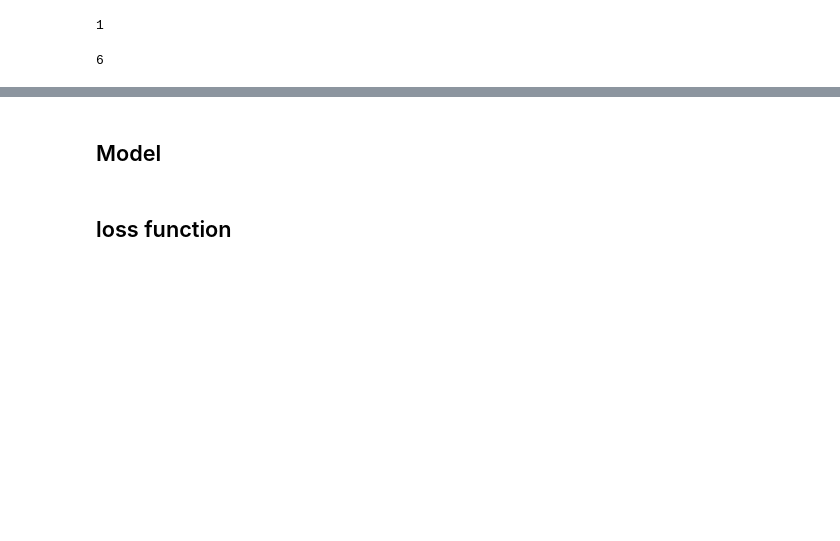
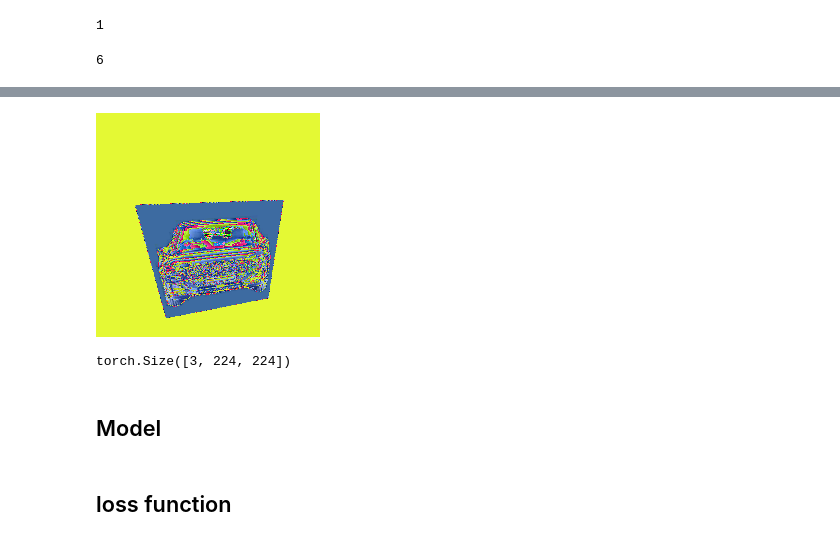
Before and after one commit to hmd101/deepCars, a Jupyter notebook: src/training.ipynb, the cells around one changed output, grey strips where cells are left out. Drawn from its saved outputs; the diff is of its cells as text; code cells hidden in the pictures; blank space fills up the shorter version.

Commit message:
torch dataset construction and messing with transformations

```diff
--- a/src/training.ipynb
+++ b/src/training.ipynb
@@ -237,0 +239,40 @@ bodytype2label_fn("Car Derived Van")
+# %%
+# resize images to 224x224 (imageNet size)
+# normalize image:
+# mean =[0.485, 0.456, 0.406] and std = [0.229, 0.224, 0.225] (ImgNet mean and std)
+#optional: randomResizedCrop, etc.
+
+# Data agumentation and normalization for training
+
+data_transforms = {
+    "train":transforms.Compose(
+        [
+            transforms.ToTensor(),
+            transforms.Resize((224,224)),
+            transforms.ColorJitter(),
+            transforms.RandomInvert(),
+            transforms.RandomPerspective(distortion_scale=0.9, p=0.9),
+            transforms.Normalize(mean=[0.485, 0.456, 0.406],std = [0.229, 0.224, 0.225]),
+        ]
+    ),
+    "val":transforms.Compose(
+        [
+            transforms.ToTensor(),
+            transforms.Resize((224,224)),
+                        transforms.Normalize(mean=[0.485, 0.456, 0.406],std = [0.229, 0.224, 0.225]),
+
+        ]
+    )
+}
+# %%
+seed_t = 123
+torch.manual_seed(seed_t)
+
+# load dataset
+# create torch.dataset --> specify transform arguement accordingly
+
+train_set = CarDataset(features=data, transform=data_transforms["train"])
+
+
+# data loaders for all train, test, val datasets
+train_loader = torch.utils.data.DataLoader(train_set, batch_size=32)
@@ -238,3 +282,12 @@ bodytype2label_fn("Car Derived Van")
+# %%
+test_point_transf = train_set[10300]
+torchvision.transforms.functional.to_pil_image(test_point_transf[0])
+# %% [output]
+[figure, added]
+# %%
+test_point_transf[0].shape
+# %% [output]
+torch.Size([3, 224, 224])
 # %% [markdown]
 ## Model
 # %% [markdown]
```
Also changed, not shown: parts of 4 cells of this notebook.
